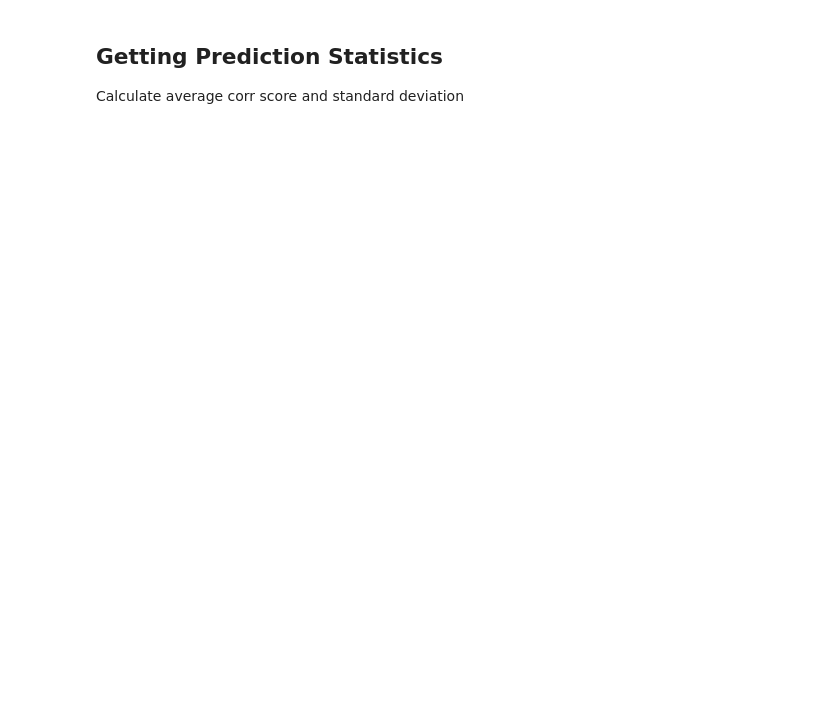
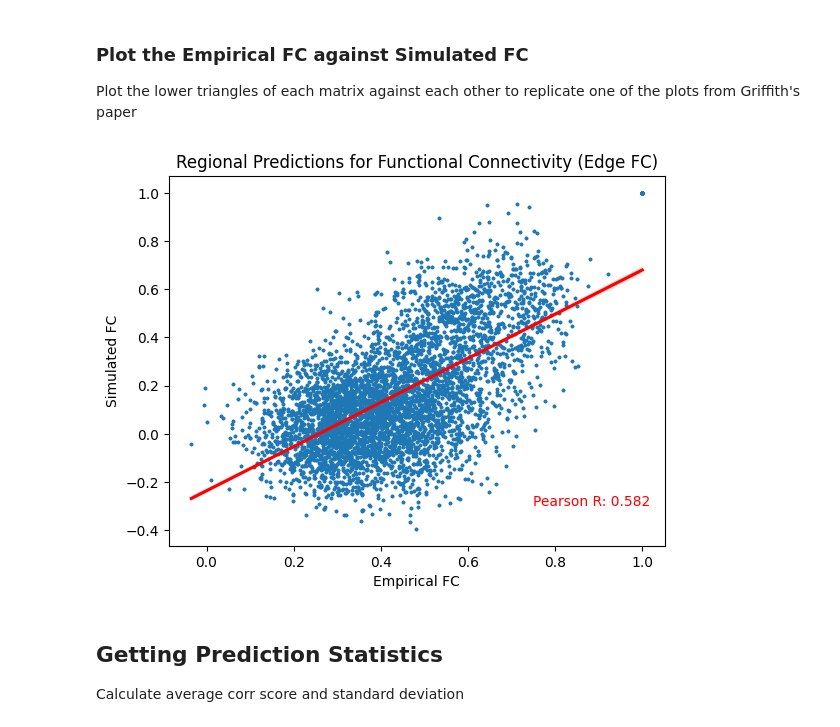
Before and after one commit to dChakr/ad_modelling_fyp, a Jupyter notebook: whole_brain_models/fit_abt_rww.ipynb, the cells around one changed output. Saved outputs shown, nothing was run; the diff lists cells and outputs as text; code cells hidden in the pictures; blank space fills up the shorter version.

```diff
--- a/whole_brain_models/fit_abt_rww.ipynb
+++ b/whole_brain_models/fit_abt_rww.ipynb
@@ -39,7 +40,12 @@ def get_avg_fmr(fmris):
 sc = np.genfromtxt('../data/DTI_fiber_consensus_HCP.csv', delimiter=',')
 
 patients = pd.read_csv('../data/ADNIMERGE/ADNIMERGE_29Apr2024_wFiles.csv')
-patients = patients[patients['DX_bl'] == 'CN']
+pgroup = 'MCI'
+
+if pgroup == 'MCI':
+    patients = patients[patients['DX_bl'].isin(['EMCI', 'LMCI'])]
+else:
+    patients = patients[patients['DX_bl'] == pgroup]
 
 fcs = []
 
@@ -65,14 +73,10 @@ NameError: name 'np' is not defined
-# %%
-# %%
 # %%
 # define options for wong-wang model
 node_size = 100
 mask = np.tril_indices(node_size, -1)
-num_epochs = 100
+num_epochs = 50
 TPperWindow = 20
-# step_size = 0.05
 step_size = 0.1
-input_size = 2
 tr = 0.75
 repeat_size = 5
 ts_length = fcs[0].shape[0]
@@ -257,3 +283,20 @@ plt.show()
+# %% [markdown]
+### Plot the Empirical FC against Simulated FC
+Plot the lower triangles of each matrix against each other to replicate one of the plots from Griffith's paper
+# %%
+# EDGE FC GRAPH
+emp_fcs_edges = fc_emp_test.flatten()
+sim_fcs_edges = fc_sim.flatten()
+
+ax = sns.regplot(x=emp_fcs_edges, y=sim_fcs_edges, line_kws={'color':'red'}, scatter_kws={'s':3})
+plt.text(0.75, -0.3, f"Pearson R: {fc_cor:.3f}", color='red')
+plt.xlabel('Empirical FC')  # Replace 'X Axis Label' with the label for your x-axis
+plt.ylabel('Simulated FC')  # Replace 'Y Axis Label' with the label for your y-axis
+plt.title('Regional Predictions for Functional Connectivity (Edge FC)')   # Replace 'Scatter Plot' with the title for your plot
+
+plt.savefig(f'{pgroup}_abt_model_edgefc.png')
+# %% [output]
+[figure, added]
 # %% [markdown]
 ## Getting Prediction Statistics
 Calculate average corr score and standard deviation
```
Also changed, not shown: parts of 15 cells of this notebook, 16 other files.
